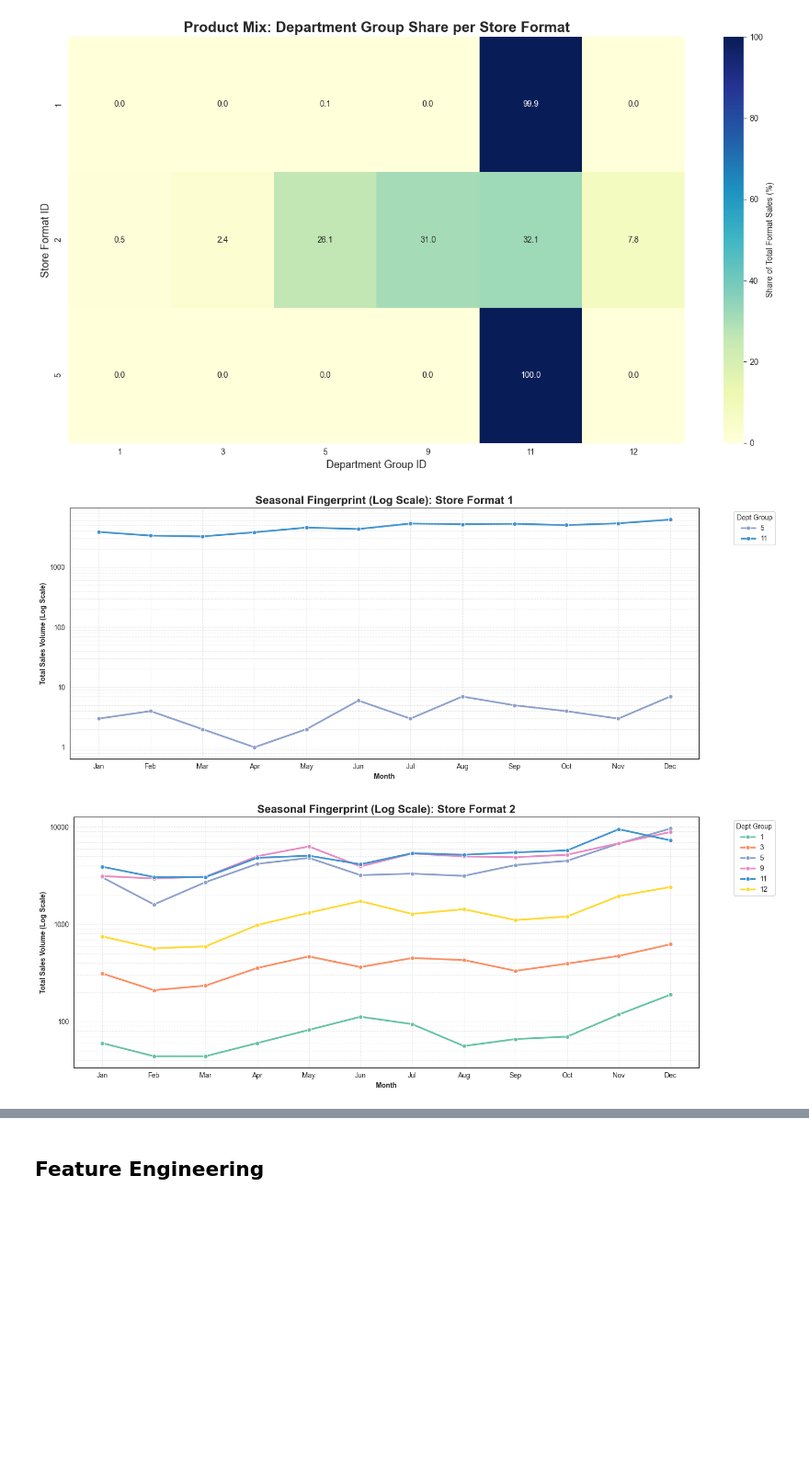
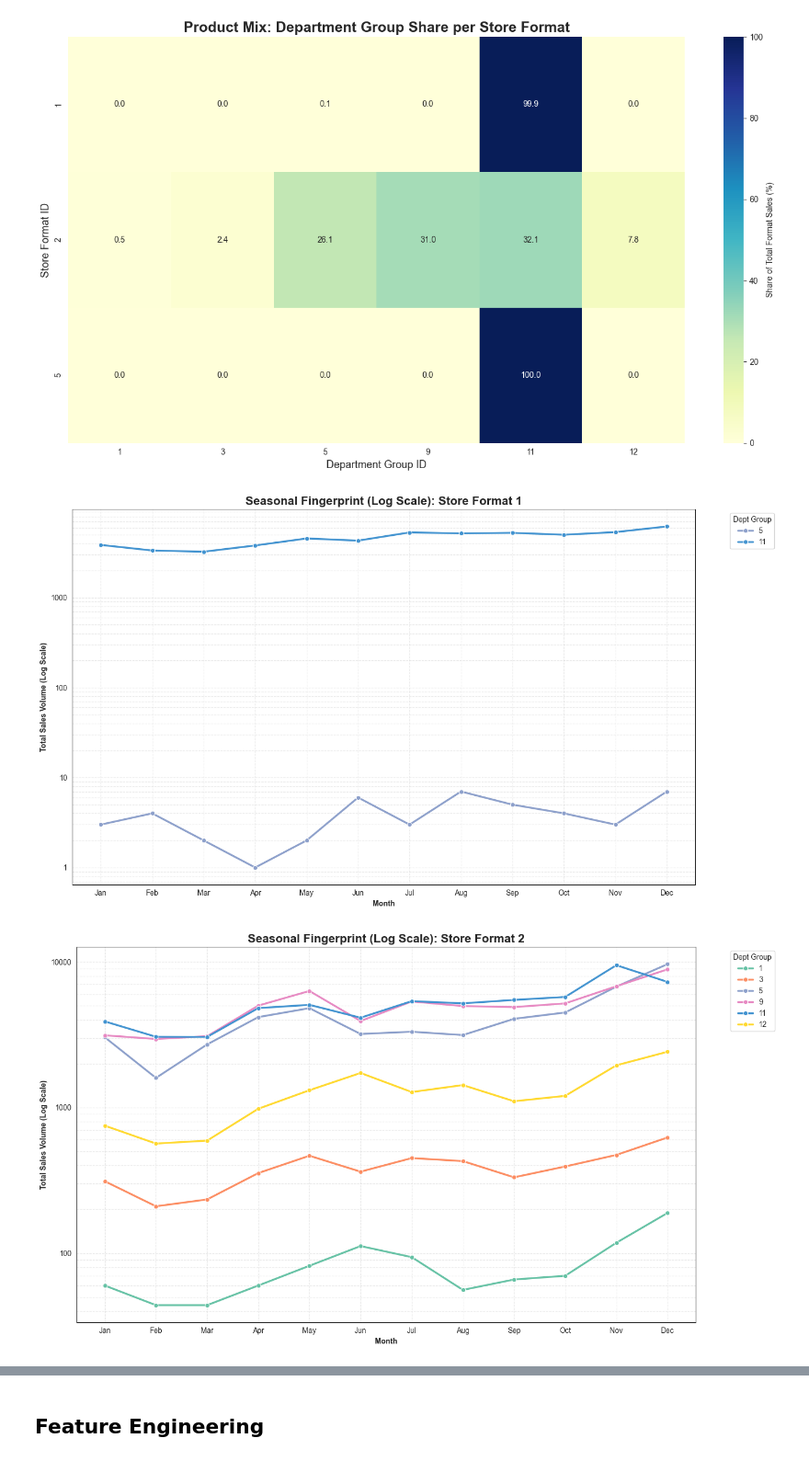
Before and after one commit to luisgrewe/StockSalesPrediction, a Jupyter notebook: salesprediction.ipynb, the cells around one changed output, grey strips where cells are left out. Shown at 92% size. Saved outputs shown, nothing was run; the diff lists cells and outputs as text; code cells hidden in the pictures; blank space fills up the shorter version.

Commit message:
Added hero plots and further color improvements for the presentation

```diff
--- a/salesprediction.ipynb
+++ b/salesprediction.ipynb
@@ -387,9 +388,9 @@ sns.barplot(
 )
 
 plt.title(f'Total Yearly Sales Volume: Top {top_n} Stores by Format vs. Others (Avg)',
-          fontsize=18, fontweight='bold', pad=20)
-plt.xlabel('Store Identifier and Format Type', fontsize=13, fontweight='bold')
-plt.ylabel('Total Sales Volume', fontsize=13, fontweight='bold')
+          fontsize=16, fontweight='bold', pad=20)
+plt.xlabel('Store Identifier and Format Type', fontsize=12)
+plt.ylabel('Total Sales Volume', fontsize=12)
 plt.legend(title='Year', loc='upper right')
 plt.grid(axis='y', linestyle='--', alpha=0.3)
 
@@ -401,7 +402,7 @@ for p in plt.gca().patches:
                            ha='center', va='center',
                            xytext=(0, 10),
                            textcoords='offset points',
-                           fontsize=9, fontweight='bold')
+                           fontsize=10, fontweight='bold')
 
 plt.tight_layout()
 plt.savefig('images/yearly_sales_volume_stores.png')
@@ -614,37 +754,37 @@ for fmt in unique_formats:
     format_data = X_train_preprocessed[X_train_preprocessed['store_format'] == fmt]
     fmt_seasonal = format_data.groupby(['department_group', 'month'])['sales'].sum().reset_index()
 
-    plt.figure(figsize=(15, 6))
+    plt.figure(figsize=(14, 8))
 
     sns.lineplot(
         data=fmt_seasonal,
         x='month',
         y='sales',
         hue='department_group',
         marker='o',
         linewidth=2.5,
         palette=dept_color_map
     )
 
     plt.yscale('log')
 
     plt.gca().yaxis.set_major_formatter(ticker.ScalarFormatter())
     plt.gca().yaxis.get_major_formatter().set_scientific(False)
     plt.gca().yaxis.get_major_formatter().set_useOffset(False)
 
     plt.title(f'Seasonal Fingerprint (Log Scale): Store Format {fmt}', fontsize=16, fontweight='bold')
     plt.xticks(range(1, 13), ['Jan', 'Feb', 'Mar', 'Apr', 'May', 'Jun', 'Jul', 'Aug', 'Sep', 'Oct', 'Nov', 'Dec'])
     plt.ylabel('Total Sales Volume (Log Scale)', fontweight='bold')
     plt.xlabel('Month', fontweight='bold')
 
     plt.grid(True, which="both", linestyle='--', alpha=0.4)
 
     plt.legend(title='Dept Group', bbox_to_anchor=(1.05, 1), loc='upper left')
     plt.tight_layout()
 
     save_path = f'images/seasonal_fingerprint_store_format_{fmt}_log.png'
     plt.savefig(save_path)
     plt.show()
 # %% [output]
-[figure, old version]
+[figure, new version]
-[figure, old version]
+[figure, new version]
```
Also changed, not shown: parts of 20 cells of this notebook, 28 other files.
